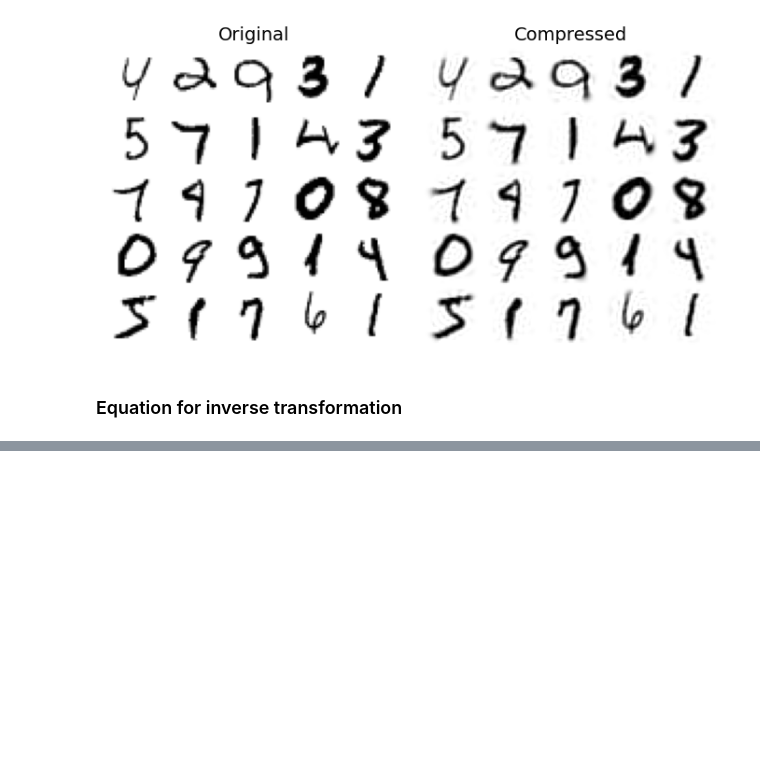
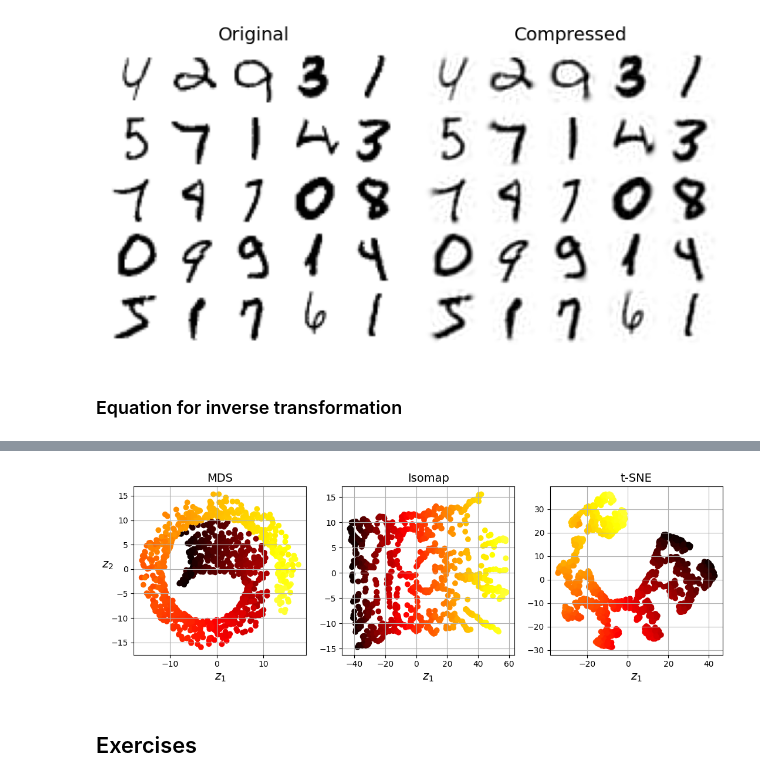
Before and after one commit to RafaeldeLimaThomaz/HandsOnMachineLearning, a Jupyter notebook: 08_dimensionality_reduction/08_dimensionality_reduction.ipynb, the cells around one changed output, grey strips where cells are left out. Drawn from its saved outputs; the diff is of its cells as text; code cells hidden in the pictures; blank space fills up the shorter version.

Commit message:
Chapter 08 Exercises

```diff
--- a/08_dimensionality_reduction/08_dimensionality_reduction.ipynb
+++ b/08_dimensionality_reduction/08_dimensionality_reduction.ipynb
@@ -458,0 +567,39 @@ save_fig("mnist_compression_plot")
+# %%
+from sklearn.manifold import MDS
+
+mds = MDS(n_components=2, random_state=42)
+X_reduced_mds = mds.fit_transform(X_swiss)
+# %%
+from sklearn.manifold import Isomap
+
+isomap = Isomap(n_components=2)
+X_reduced_isomap = isomap.fit_transform(X_swiss)
+# %%
+from sklearn.manifold import TSNE
+
+tsne = TSNE(n_components=2, init="random", learning_rate="auto",
+            random_state=42)
+X_reduced_tsne = tsne.fit_transform(X_swiss)
+# %%
+# extra code – this cell generates and saves Figure 8–11
+
+titles = ["MDS", "Isomap", "t-SNE"]
+
+plt.figure(figsize=(11, 4))
+
+for subplot, title, X_reduced in zip((131, 132, 133), titles,
+                                     (X_reduced_mds, X_reduced_isomap, X_reduced_tsne)):
+    plt.subplot(subplot)
+    plt.title(title)
+    plt.scatter(X_reduced[:, 0], X_reduced[:, 1], c=t, cmap=darker_hot)
+    plt.xlabel("$z_1$")
+    if subplot == 131:
+        plt.ylabel("$z_2$", rotation=0)
+    plt.grid(True)
+
+save_fig("other_dim_reduction_plot")
+plt.show()
+# %% [output]
+[figure, added]
+# %% [markdown]
+## Exercises
```
Also changed, not shown: parts of 17 cells of this notebook, 1 other file.
